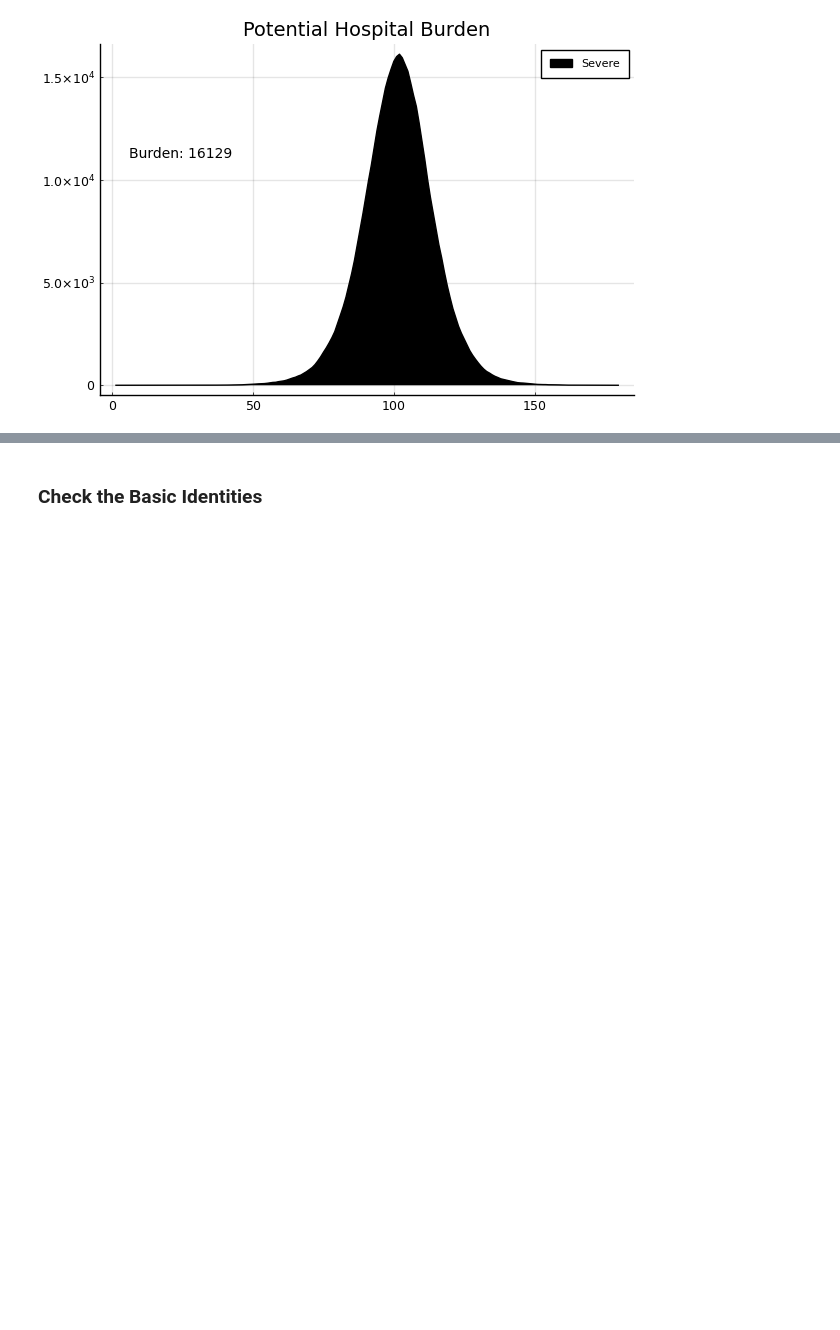
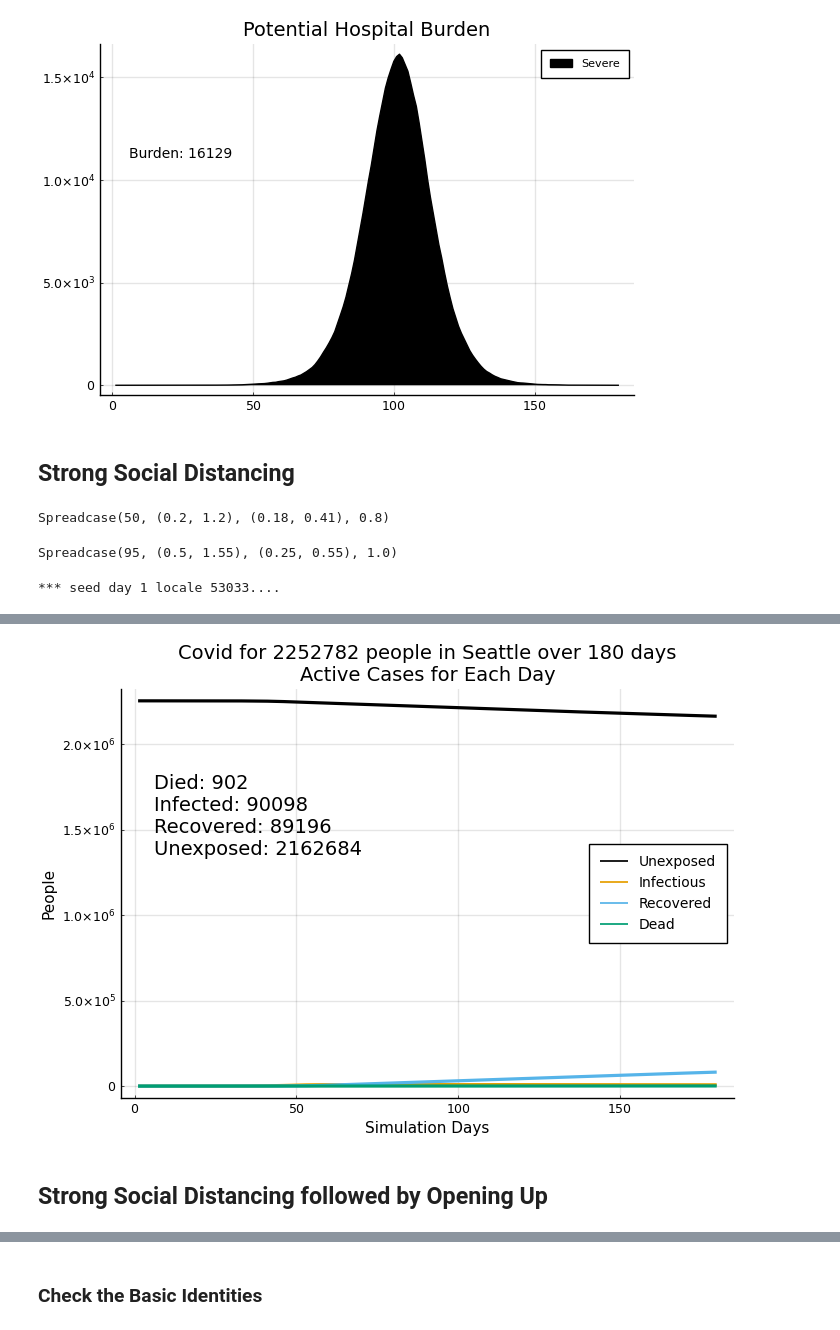
Before and after one commit to lewisl/CovidSim, a Jupyter notebook: notebooks/category_plots-group.ipynb, the cells around one changed output, grey strips where cells are left out. Cells and saved outputs as stored; diff of their text form; code cells hidden in the pictures; blank space fills up the shorter version.

```diff
--- a/notebooks/category_plots-group.ipynb
+++ b/notebooks/category_plots-group.ipynb
@@ -214,3 +225,22 @@ half_yscale = floor(Int, maxsevere * 0.7)
 annotate!((6,half_yscale,Plots.text("Burden: $maxsevere", 10, :left)))
 # %% [output]
 [figure]
+# %% [markdown]
+## Strong Social Distancing
+# %%
+str_50 = sd_gen(start=50, comply=.8, cf=(.2,1.2), tf=(.18,.41))
+# %% [output]
+Spreadcase(50, (0.2, 1.2), (0.18, 0.41), 0.8)
+# %%
+open_more = sd_gen(start=95, cf=(.5,1.55), tf=(.25,.55),comply=1.0)
+# %% [output]
+Spreadcase(95, (0.5, 1.55), (0.25, 0.55), 1.0)
+# %%
+alldict, env, series = run_a_sim(180, seattle, showr0=false, silent=true,
+        spreadcases=[str_50],
+        runcases=[seed_1_6]);
+# %% [output]
+*** seed day 1 locale 53033....
+# %%
+cumplot(series,seattle,geo=alldict["geo"])
+# %% [output]
@@ -216,0 +249,3 @@ annotate!((6,half_yscale,Plots.text("Burden: $maxsevere", 10, :left)))
+[figure, added]
+# %% [markdown]
+## Strong Social Distancing followed by Opening Up
```
Also changed, not shown: parts of 28 cells of this notebook, 1 other file.
